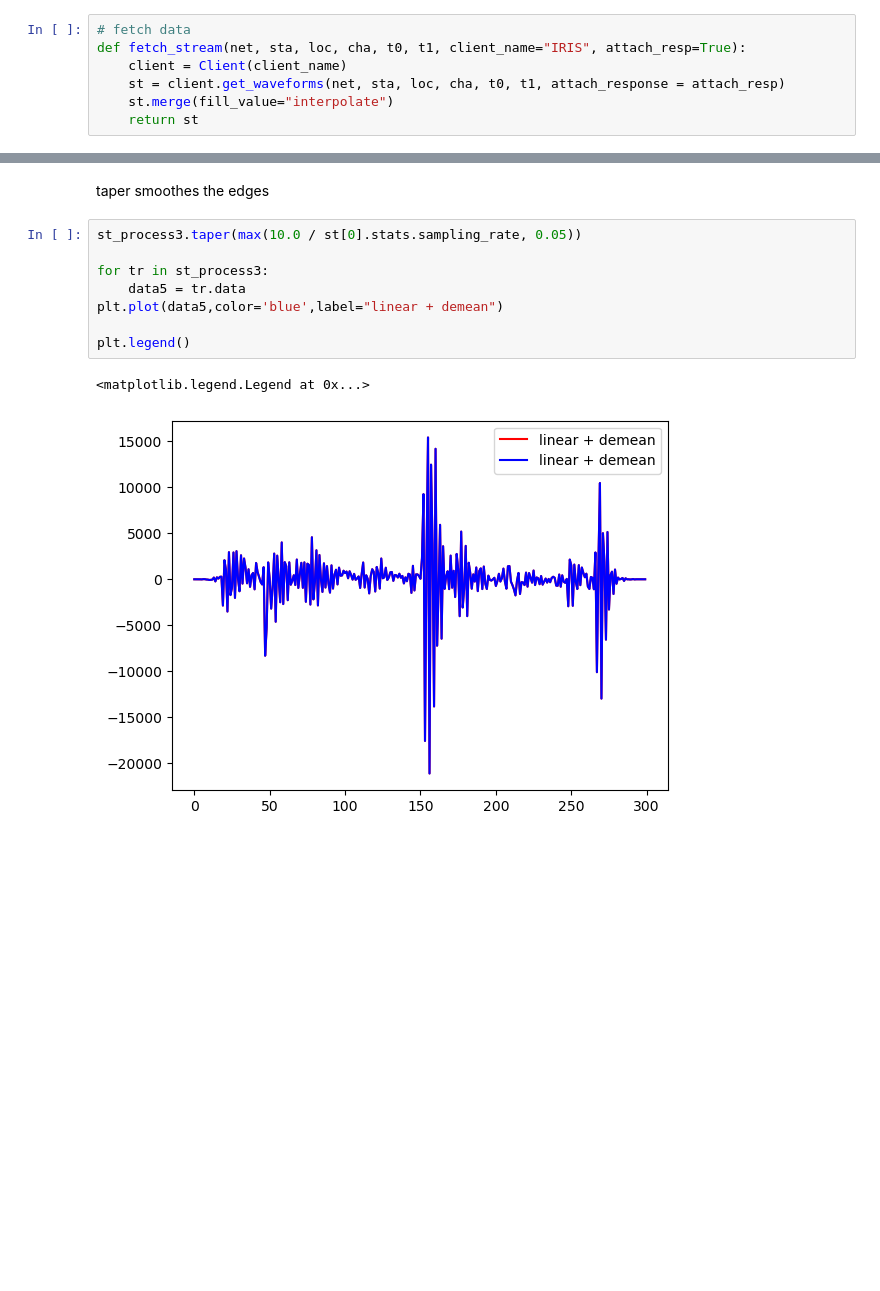
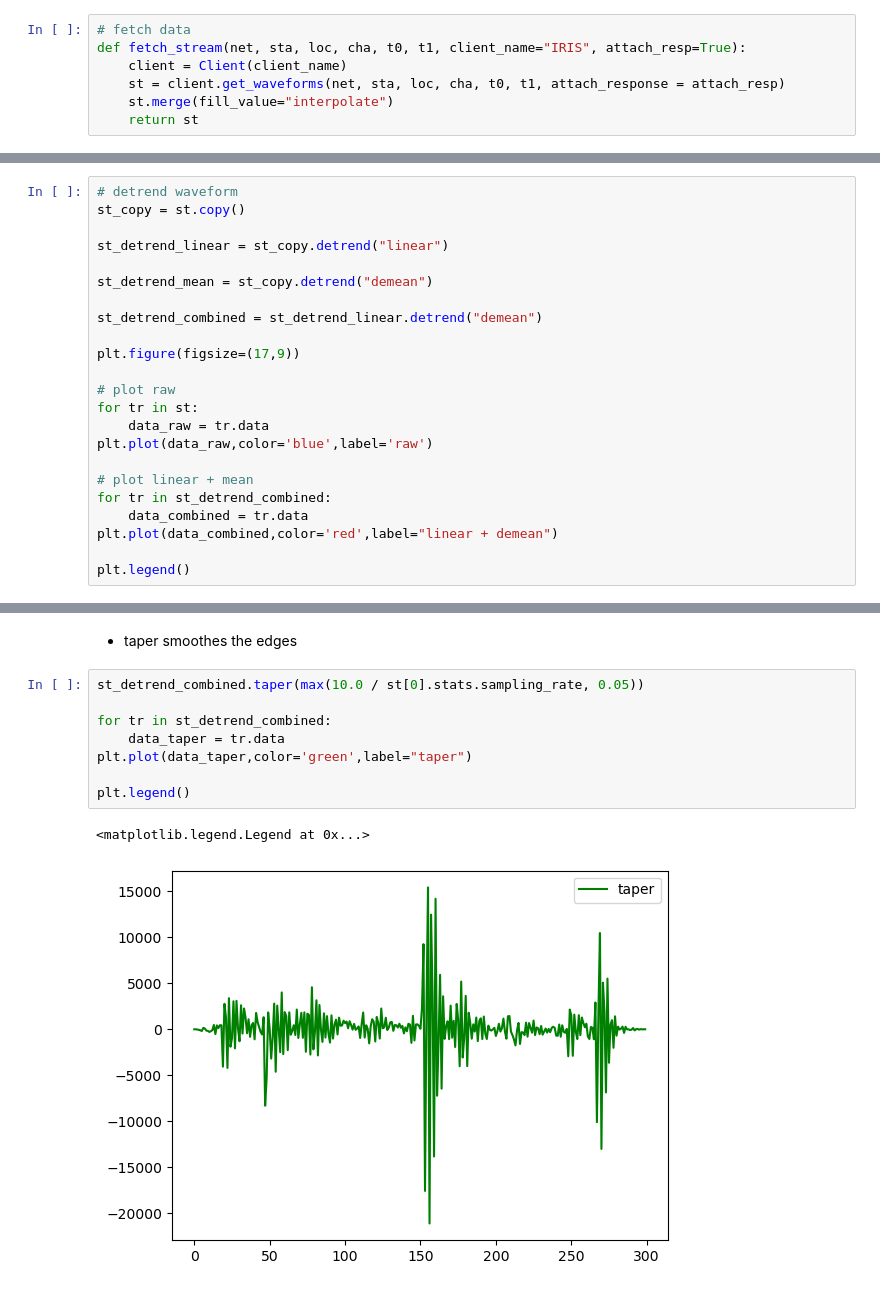
Before and after one commit to spara-earthscope/waveform_cross_correlation, a Jupyter notebook: wcc.ipynb, the cells around one changed output, grey strips where cells are left out. Drawn from its saved outputs; the diff is of its cells as text; blank space fills up the shorter version.

```diff
--- a/wcc.ipynb
+++ b/wcc.ipynb
@@ -117,0 +74,23 @@ plt.legend()
+# %%
+# detrend waveform
+st_copy = st.copy()
+
+st_detrend_linear = st_copy.detrend("linear")
+
+st_detrend_mean = st_copy.detrend("demean")
+
+st_detrend_combined = st_detrend_linear.detrend("demean")
+
+plt.figure(figsize=(17,9))
+
+# plot raw
+for tr in st:
+    data_raw = tr.data
+plt.plot(data_raw,color='blue',label='raw')
+
+# plot linear + mean
+for tr in st_detrend_combined:
+    data_combined = tr.data
+plt.plot(data_combined,color='red',label="linear + demean")
+
+plt.legend()
@@ -118,13 +100,13 @@ plt.legend()
 # %% [markdown]
-taper smoothes the edges
+- taper smoothes the edges
 # %%
-st_process3.taper(max(10.0 / st[0].stats.sampling_rate, 0.05))
+st_detrend_combined.taper(max(10.0 / st[0].stats.sampling_rate, 0.05))
 
-for tr in st_process3:
-    data5 = tr.data
-plt.plot(data5,color='blue',label="linear + demean")
+for tr in st_detrend_combined:
+    data_taper = tr.data
+plt.plot(data_taper,color='green',label="taper")
 
 plt.legend()
 # %% [output]
 <matplotlib.legend.Legend at 0x...>
-[figure, old version]
+[figure, new version]
```
Also changed, not shown: parts of 7 cells of this notebook.
